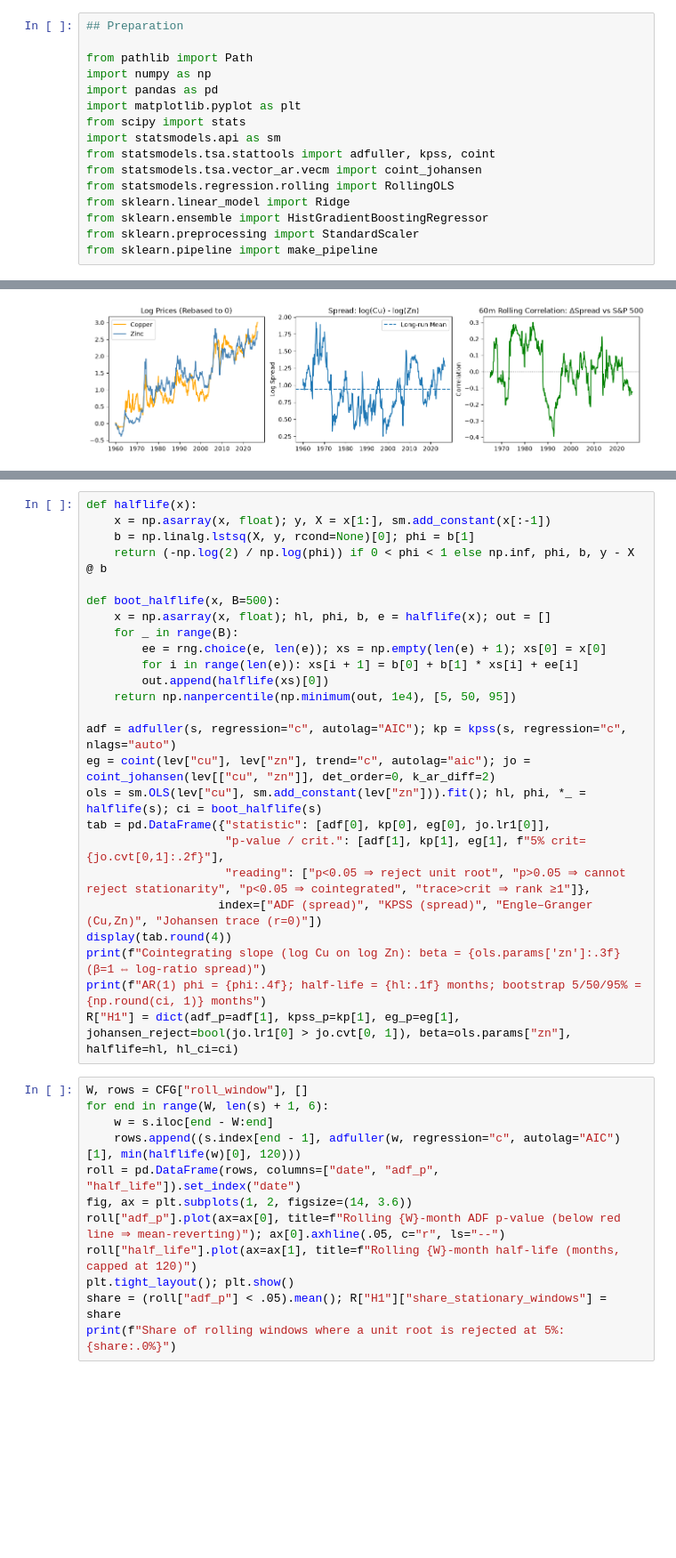
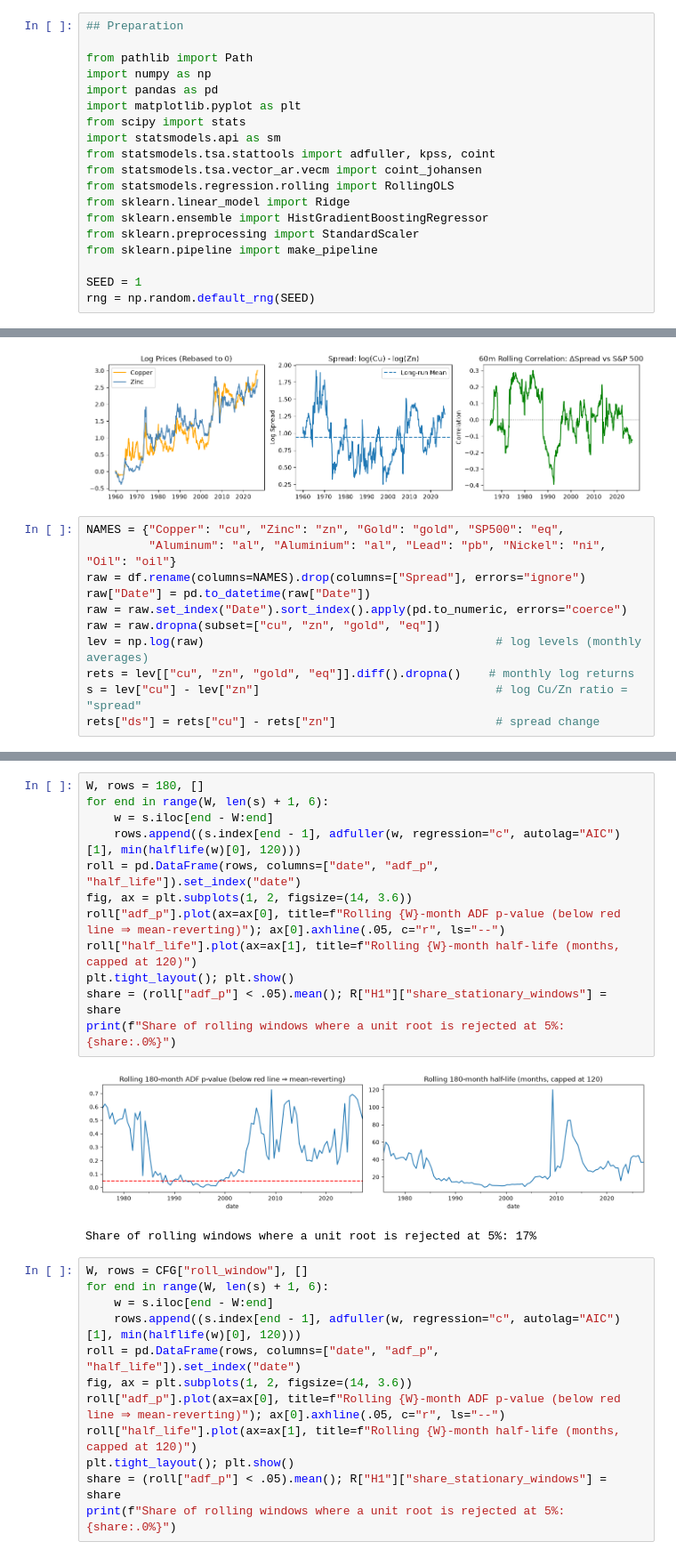
Before and after one commit to Angelaa6/ML-portfolio-mgt_Copper, a Jupyter notebook: main.ipynb, the cells around one changed output, grey strips where cells are left out. Shown at 89% size. Drawn from its saved outputs; the diff is of its cells as text; blank space fills up the shorter version.

```diff
--- a/main.ipynb
+++ b/main.ipynb
@@ -74,6 +74,9 @@ from sklearn.linear_model import Ridge
 from sklearn.ensemble import HistGradientBoostingRegressor
 from sklearn.preprocessing import StandardScaler
 from sklearn.pipeline import make_pipeline
+
+SEED = 1
+rng = np.random.default_rng(SEED)
 # %% [markdown]
 ## 1. Data
 
@@ -173,3 +176,14 @@ ax[2].set_ylabel("Correlation")
 # %% [output]
 Text(0, 0.5, 'Correlation')
 [figure]
+# %%
+NAMES = {"Copper": "cu", "Zinc": "zn", "Gold": "gold", "SP500": "eq",
+         "Aluminum": "al", "Aluminium": "al", "Lead": "pb", "Nickel": "ni", "Oil": "oil"}
+raw = df.rename(columns=NAMES).drop(columns=["Spread"], errors="ignore")
+raw["Date"] = pd.to_datetime(raw["Date"])
+raw = raw.set_index("Date").sort_index().apply(pd.to_numeric, errors="coerce")
+raw = raw.dropna(subset=["cu", "zn", "gold", "eq"])
+lev = np.log(raw)                                          # log levels (monthly averages)
+rets = lev[["cu", "zn", "gold", "eq"]].diff().dropna()    # monthly log returns
+s = lev["cu"] - lev["zn"]                                  # log Cu/Zn ratio = "spread"
+rets["ds"] = rets["cu"] - rets["zn"]                       # spread change
@@ -180,28 +244,18 @@ If both metals share a common global-demand trend, `log Cu − β·log Zn` shoul
 # %%
-def halflife(x):
-    x = np.asarray(x, float); y, X = x[1:], sm.add_constant(x[:-1])
-    b = np.linalg.lstsq(X, y, rcond=None)[0]; phi = b[1]
-    return (-np.log(2) / np.log(phi)) if 0 < phi < 1 else np.inf, phi, b, y - X @ b
-
-def boot_halflife(x, B=500):
-    x = np.asarray(x, float); hl, phi, b, e = halflife(x); out = []
-    for _ in range(B):
-        ee = rng.choice(e, len(e)); xs = np.empty(len(e) + 1); xs[0] = x[0]
-        for i in range(len(e)): xs[i + 1] = b[0] + b[1] * xs[i] + ee[i]
-        out.append(halflife(xs)[0])
-    return np.nanpercentile(np.minimum(out, 1e4), [5, 50, 95])
-
-adf = adfuller(s, regression="c", autolag="AIC"); kp = kpss(s, regression="c", nlags="auto")
-eg = coint(lev["cu"], lev["zn"], trend="c", autolag="aic"); jo = coint_johansen(lev[["cu", "zn"]], det_order=0, k_ar_diff=2)
-ols = sm.OLS(lev["cu"], sm.add_constant(lev["zn"])).fit(); hl, phi, *_ = halflife(s); ci = boot_halflife(s)
-tab = pd.DataFrame({"statistic": [adf[0], kp[0], eg[0], jo.lr1[0]],
-                    "p-value / crit.": [adf[1], kp[1], eg[1], f"5% crit={jo.cvt[0,1]:.2f}"],
-                    "reading": ["p<0.05 ⇒ reject unit root", "p>0.05 ⇒ cannot reject stationarity", "p<0.05 ⇒ cointegrated", "trace>crit ⇒ rank ≥1"]},
-                   index=["ADF (spread)", "KPSS (spread)", "Engle–Granger (Cu,Zn)", "Johansen trace (r=0)"])
-display(tab.round(4))
-print(f"Cointegrating slope (log Cu on log Zn): beta = {ols.params['zn']:.3f}  (β=1 ⇔ log-ratio spread)")
-print(f"AR(1) phi = {phi:.4f}; half-life = {hl:.1f} months; bootstrap 5/50/95% = {np.round(ci, 1)} months")
-R["H1"] = dict(adf_p=adf[1], kpss_p=kp[1], eg_p=eg[1], johansen_reject=bool(jo.lr1[0] > jo.cvt[0, 1]), beta=ols.params["zn"], halflife=hl, hl_ci=ci)
+W, rows = 180, []
+for end in range(W, len(s) + 1, 6):
+    w = s.iloc[end - W:end]
+    rows.append((s.index[end - 1], adfuller(w, regression="c", autolag="AIC")[1], min(halflife(w)[0], 120)))
+roll = pd.DataFrame(rows, columns=["date", "adf_p", "half_life"]).set_index("date")
+fig, ax = plt.subplots(1, 2, figsize=(14, 3.6))
+roll["adf_p"].plot(ax=ax[0], title=f"Rolling {W}-month ADF p-value (below red line ⇒ mean-reverting)"); ax[0].axhline(.05, c="r", ls="--")
+roll["half_life"].plot(ax=ax[1], title=f"Rolling {W}-month half-life (months, capped at 120)")
+plt.tight_layout(); plt.show()
+share = (roll["adf_p"] < .05).mean(); R["H1"]["share_stationary_windows"] = share
+print(f"Share of rolling windows where a unit root is rejected at 5%: {share:.0%}")
+# %% [output]
+[figure, added]
+Share of rolling windows where a unit root is rejected at 5%: 17%
 # %%
 W, rows = CFG["roll_window"], []
 for end in range(W, len(s) + 1, 6):
```
Also changed, not shown: parts of 5 cells of this notebook.
